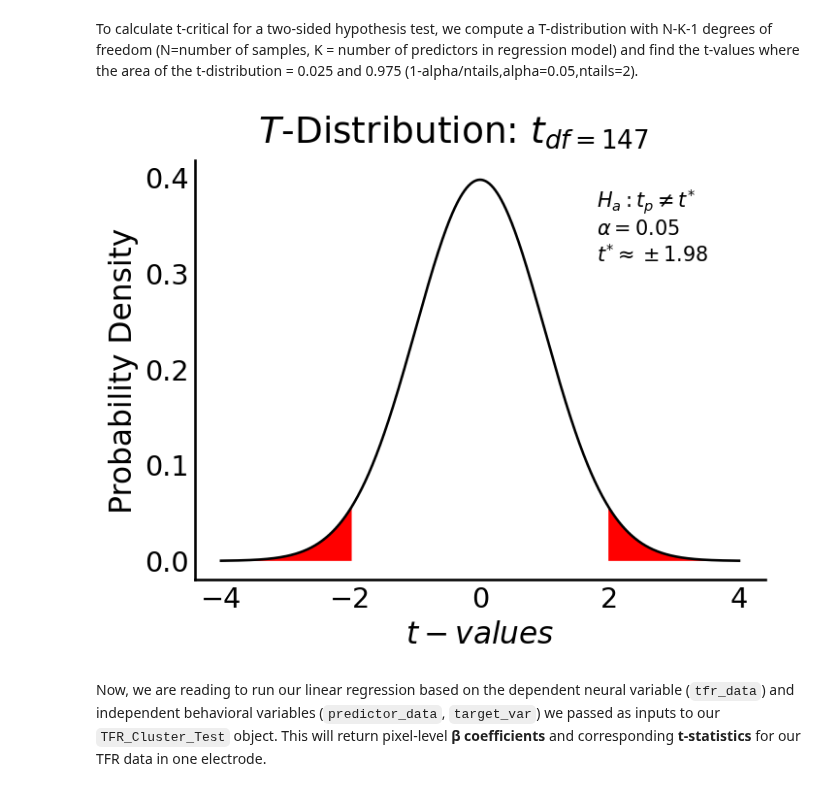
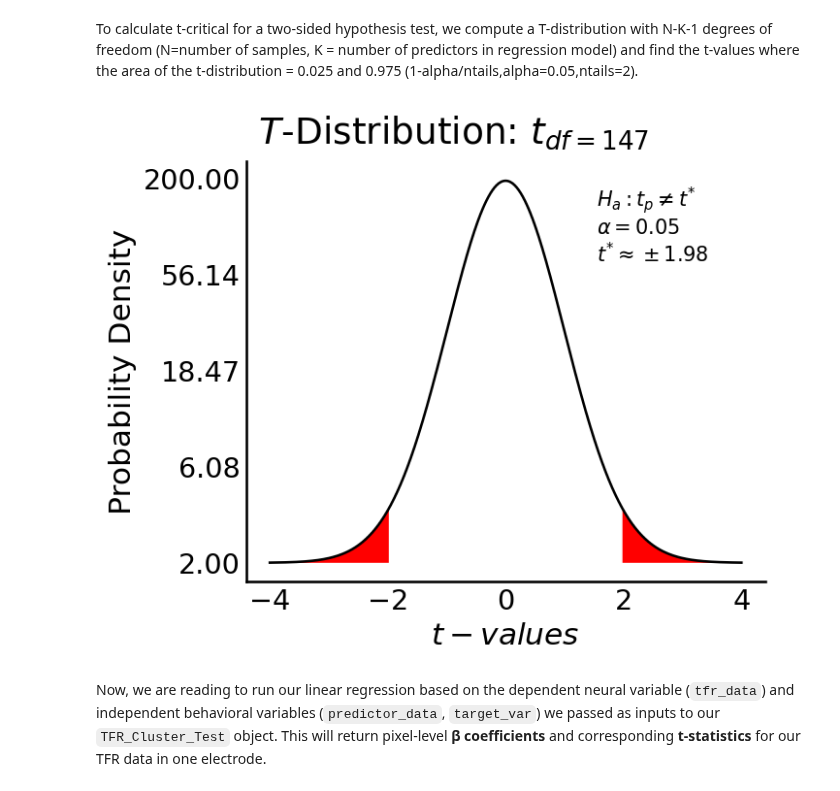
Before and after one commit to aliefink/NeuroCluster, a Jupyter notebook: notebooks/NeuroCluster_template.ipynb, the cells around one changed output. Cells and saved outputs as stored; diff of their text form; code cells hidden in the pictures.

```diff
--- a/notebooks/NeuroCluster_template.ipynb
+++ b/notebooks/NeuroCluster_template.ipynb
@@ -32,6 +16,0 @@ import NeuroCluster
-# %%
-with open(f'{user_base_dir}NeuroCluster/requirements.txt') as f:
-    required = f.read().splitlines()
-
-print(f'Required packages: {required}')
-# conda create --name <env> --file <this file>'
@@ -88,9 +36,12 @@ In the following cell, let's load our template neural data into a dictionary and
 # %%
-sample_ieeg_files = glob(f'{sample_data_dir}*.npy')
-sample_ieeg_dict  = {f'{file.split("/")[-1].split(".")[0]}':np.load(file) for file in sample_ieeg_files}
+# extract sample data from package
+sample_data_dir = os.path.join(os.path.dirname(NeuroCluster.__file__), 'data')
+sample_ieeg_files = [f for f in os.listdir(sample_data_dir) if f.endswith('.npy')]
+sample_ieeg_dict = {f.split(".")[0]: np.load(os.path.join(sample_data_dir, f)) for f in sample_ieeg_files}
 ieeg_channels     = list(sample_ieeg_dict.keys())
-sample_behav      = pd.read_csv(f'{sample_data_dir}sample_behavior.csv')
-freqs             = np.logspace(*np.log10([2, 200]), num=30) # this information should be stored in the metadata of your neural data recording.
+csv_file = next(f for f in os.listdir(sample_data_dir) if f.endswith('.csv'))
+sample_behav = pd.read_csv(os.path.join(sample_data_dir, csv_file))
+freqs = np.logspace(*np.log10([2, 200]), num=30) # this information should be stored in the metadata of your neural data recording.
 # %% [markdown]
 Let's define the behavioral variables we plan to include as independent variables in our linear regression (`multi_reg_vars`) and the regressor of interest (`target_var`) we will permute to determine whether significant clusters encoding this behavioral variable exist in our time x frequency data. All continuous predictors should be normalized.
 # %%
@@ -160,9 +111,9 @@ cluster_test
 # %% [markdown]
 To calculate t-critical for a two-sided hypothesis test, we compute a T-distribution with N-K-1 degrees of freedom (N=number of samples, K = number of predictors in regression model) and find the t-values where the area of the t-distribution = 0.025 and 0.975 (1-alpha/ntails,alpha=0.05,ntails=2).
 # %%
-NeuroCluster.plotting_utils.plot_tcritical(cluster_test)
+NeuroCluster.plotting_utils.plot_tcritical(cluster_test,freqs)
 # %% [output]
-[figure, old version]
+[figure, new version]
 # %% [markdown]
 Now, we are reading to run our linear regression based on the dependent neural variable (`tfr_data`) and independent behavioral variables (`predictor_data`, `target_var`) we passed as inputs to our `TFR_Cluster_Test` object. This will return pixel-level **β coefficients** and corresponding **t-statistics** for our TFR data in one electrode.
 # %%
```
Also changed, not shown: parts of 31 cells of this notebook, 2 other files.
